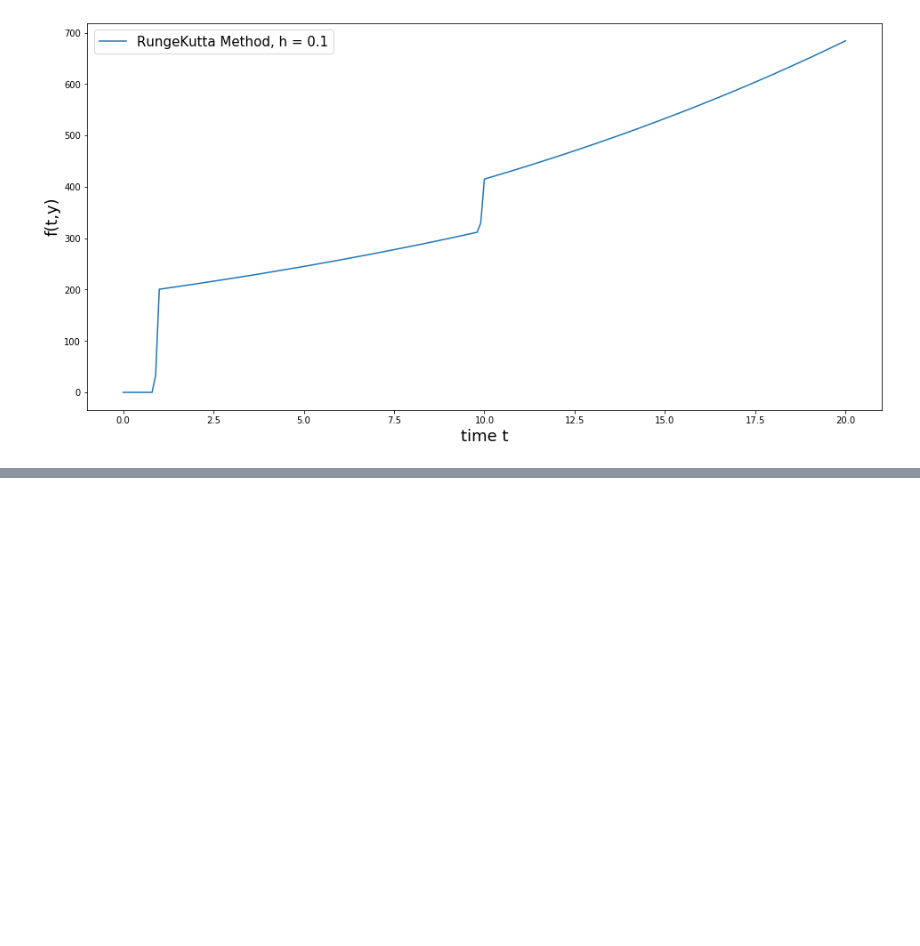
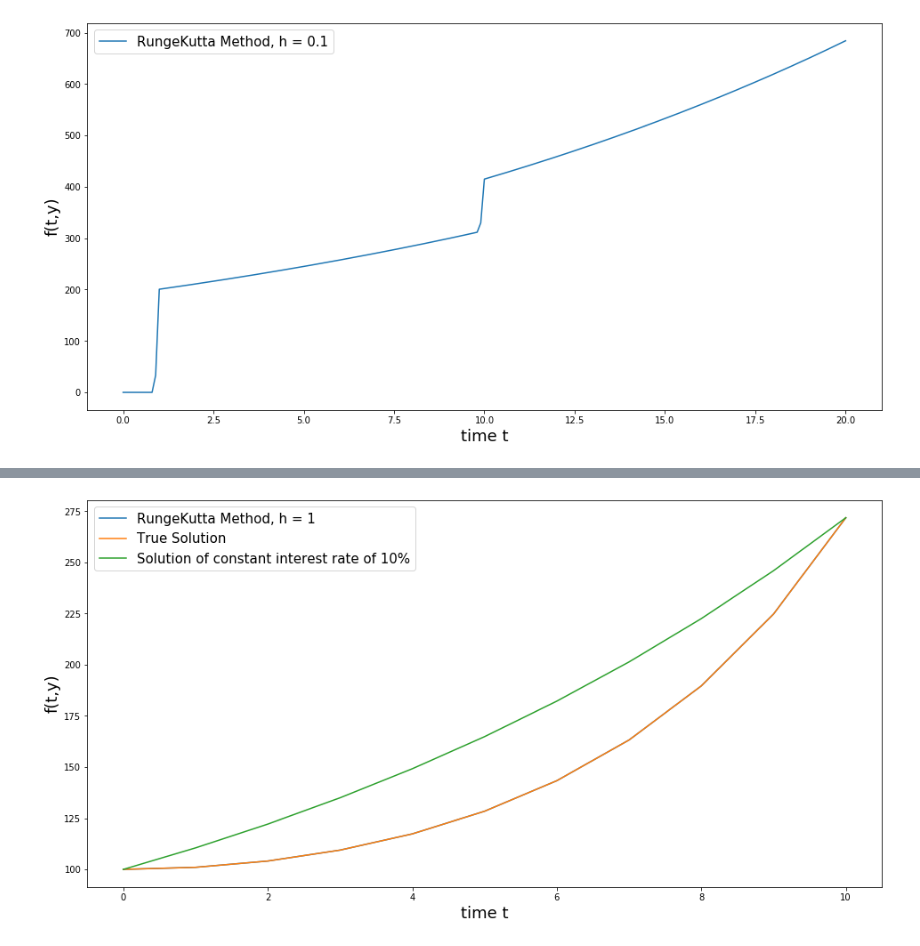
Before and after one commit to chintansingh/NumericalDifferentialEquationSolutions, a Jupyter notebook: Deposit_and_InterestRate_models.ipynb, the cells around one changed output, grey strips where cells are left out. Drawn from its saved outputs; the diff is of its cells as text; code cells hidden in the pictures; blank space fills up the shorter version.

Commit message:
Added variable interest rate case

```diff
--- a/Deposit_and_InterestRate_models.ipynb
+++ b/Deposit_and_InterestRate_models.ipynb
@@ -161,0 +193,24 @@ plt.show()
+# %%
+r = lambda x:0.02*x
+def function(t,y):
+    return r(t)*y
+def trueSolution(t,y):
+    return 100/(np.exp(-0.01*t**2))
+def constantInterstRate(t,y):
+    return y*np.exp(0.1*t)
+# %%
+t = 10
+y0 = 100
+h = 1
+time = np.arange(0,t+h,h)
+
+fig = plt.figure(figsize = (16,8))
+plt.plot(time,RungeKutta(time,h,[100]),label = "RungeKutta Method, h = "+str(h))
+plt.plot(time,trueSolution(time,y0), label = "True Solution")
+plt.plot(time,constantInterstRate(time,y0), label = "Solution of constant interest rate of 10%")
+plt.legend(loc='upper left',prop ={'size': 15})
+plt.xlabel("time t",fontsize = 18)
+plt.ylabel("f(t,y)",fontsize = 18)
+plt.show()
+# %% [output]
+[figure, added]
```
Also changed, not shown: parts of 7 cells of this notebook.
